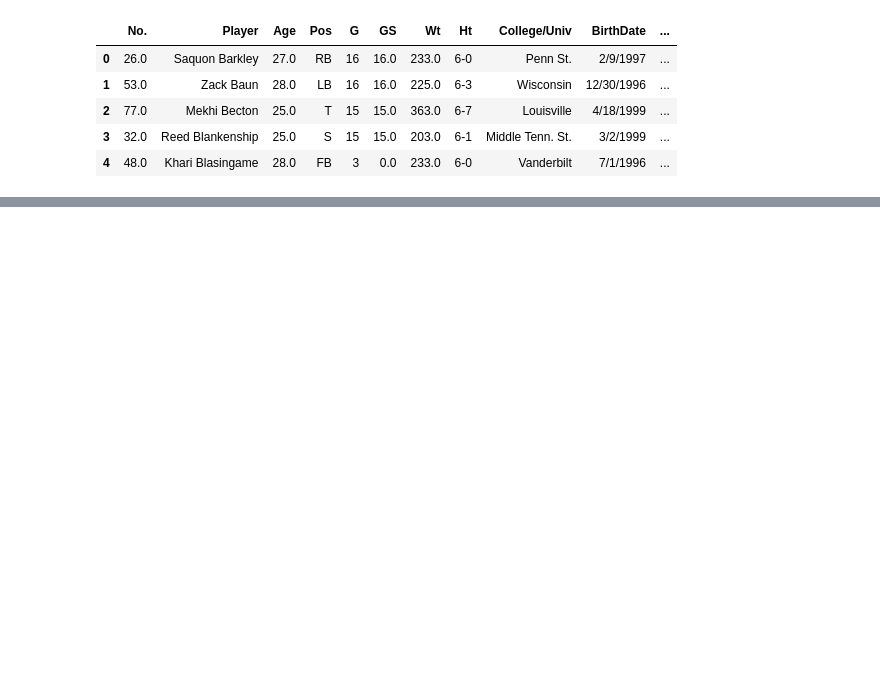
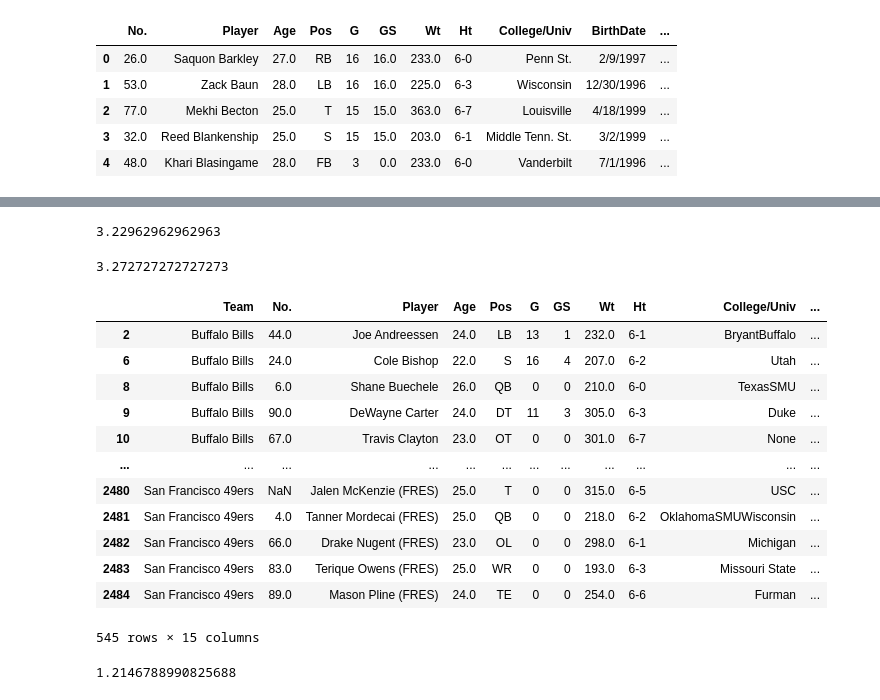
Before and after one commit to willvernon/NFL_predicts, a Jupyter notebook: NFL Draft/eagles.ipynb, the cells around one changed output, grey strips where cells are left out. Cells and saved outputs as stored; diff of their text form; code cells hidden in the pictures; blank space fills up the shorter version.

```diff
--- a/NFL Draft/eagles.ipynb
+++ b/NFL Draft/eagles.ipynb
@@ -47,3 +91,6 @@ Based on AV which is a metric developed by Pro Football Reference to provide a s
  For the eagles They went from a few bad seasons and 9-8 in 2021 to a SuperBowl appearance in 2022, had a leadship issue and epic callapse of a undefeated start to a season in 2023 (who couldve probably get to the NFC championship if they stayed consistant), and then 2024 they go 14-3 and win a SuperBowl.
 
 Their success i believe has to do with their draft classes from Howie which has been incredible starting in 21.
+# %%
+nfl_roster =  pd.read_csv("./Data/2024_all_nfl.csv")
+nfl_roster.head()
@@ -49,0 +104,34 @@ Their success i believe has to do with their draft classes from Howie which has
+# %%
+nfl_av_mean = nfl_roster['AV'].mean()
+nfl_av_mean
+# %% [output]
+3.22962962962963
+# %%
+#352
+top_352_av = nfl_roster['AV'][0:352]
+top_352_av.mean()
+# %% [output]
+3.272727272727273
+# %%
+rook24 = nfl_roster[nfl_roster['Yrs'] == 'Rook'].copy()
+rook24['AV'].fillna(0, inplace=True)
+rook24
+# %% [output]
+|  | Team | No. | Player | Age | Pos | G | GS | Wt | Ht | College/Univ | ... |
+| 2 | Buffalo Bills | 44.0 | Joe Andreessen | 24.0 | LB | 13 | 1 | 232.0 | 6-1 | BryantBuffalo | ... |
+| 6 | Buffalo Bills | 24.0 | Cole Bishop | 22.0 | S | 16 | 4 | 207.0 | 6-2 | Utah | ... |
+| 8 | Buffalo Bills | 6.0 | Shane Buechele | 26.0 | QB | 0 | 0 | 210.0 | 6-0 | TexasSMU | ... |
+| 9 | Buffalo Bills | 90.0 | DeWayne Carter | 24.0 | DT | 11 | 3 | 305.0 | 6-3 | Duke | ... |
+| 10 | Buffalo Bills | 67.0 | Travis Clayton | 23.0 | OT | 0 | 0 | 301.0 | 6-7 | None | ... |
+| ... | ... | ... | ... | ... | ... | ... | ... | ... | ... | ... | ... |
+| 2480 | San Francisco 49ers | NaN | Jalen McKenzie (FRES) | 25.0 | T | 0 | 0 | 315.0 | 6-5 | USC | ... |
+| 2481 | San Francisco 49ers | 4.0 | Tanner Mordecai (FRES) | 25.0 | QB | 0 | 0 | 218.0 | 6-2 | OklahomaSMUWisconsin | ... |
+| 2482 | San Francisco 49ers | 66.0 | Drake Nugent (FRES) | 23.0 | OL | 0 | 0 | 298.0 | 6-1 | Michigan | ... |
+| 2483 | San Francisco 49ers | 83.0 | Terique Owens (FRES) | 25.0 | WR | 0 | 0 | 193.0 | 6-3 | Missouri State | ... |
+| 2484 | San Francisco 49ers | 89.0 | Mason Pline (FRES) | 24.0 | TE | 0 | 0 | 254.0 | 6-6 | Furman | ... |
+545 rows × 15 columns
+# %%
+r24_mean = rook24['AV']
+r24_mean
+# %% [output]
+1.2146788990825688
```
Also changed, not shown: parts of 10 cells of this notebook.
